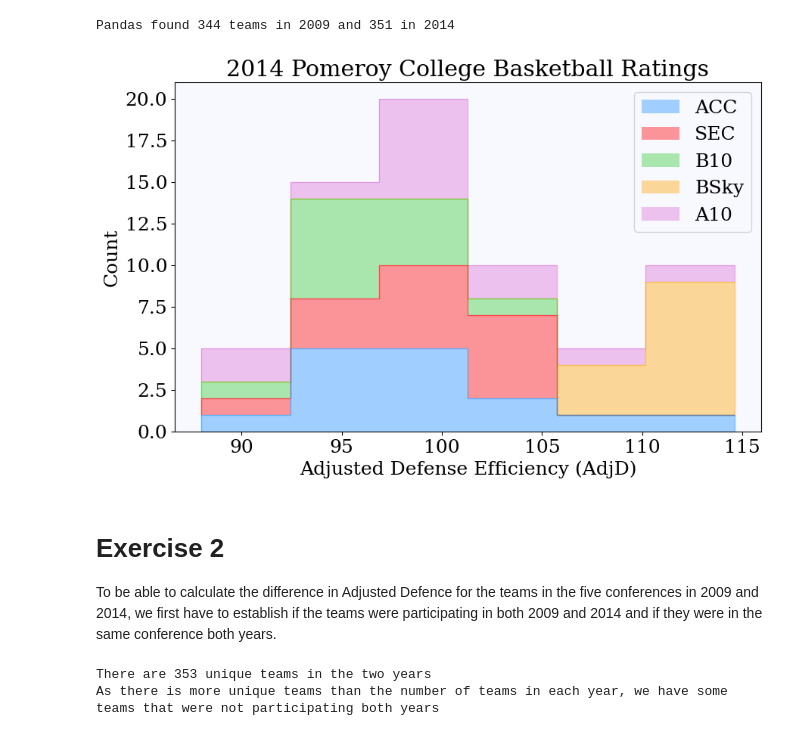
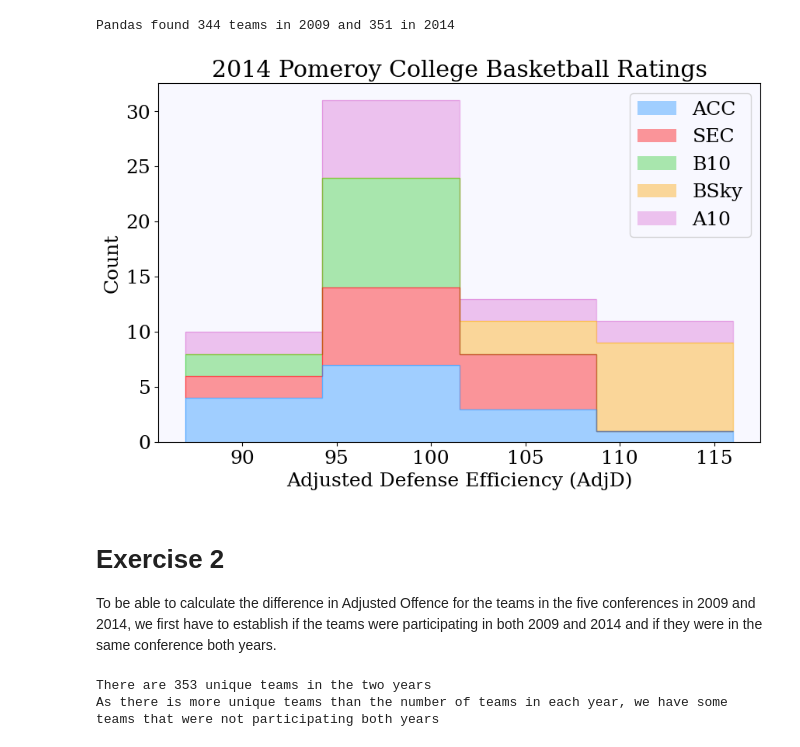
Before and after one commit to Emilie-Jessen/AppStat2, a Jupyter notebook: Project_01/Solution_01.ipynb, the cells around one changed output. Drawn from its saved outputs; the diff is of its cells as text; code cells hidden in the pictures.

```diff
--- a/Project_01/Solution_01.ipynb
+++ b/Project_01/Solution_01.ipynb
@@ -21,7 +21,7 @@ mpl.rc('axes', **axes)
 # %% [markdown]
 # Exercise 1
 # %%
-save_plots = False
+save_plots = True
 # %%
 # Creating paths to the html files
 # Downloaded from https://kenpom.com/ and saved in the same folder as this script 8-Feb-2024
@@ -67,26 +66,28 @@ conference = np.array(['ACC', 'SEC', 'B10', 'BSky', 'A10'])
 AdjD_14 = [adjusted_defence(conf, 2014) for conf in conference]
 # %%
 # Plotting the adjusted defence for the teams in the conferences
-colors=['dodgerblue', 'red', 'limegreen', 'orange', 'orchid']
+colors= ['dodgerblue', 'red', 'limegreen', 'orange', 'orchid']
+
+N_bins = np.linspace(87, 116, 5)
 
 fig, ax = plt.subplots(figsize=(10,6))
 
-ax.hist(AdjD_14 , bins=6, color=colors, alpha=0.4, histtype='barstacked', label=conference)
-ax.hist(AdjD_14 , bins=6, color=colors, alpha=0.5, histtype='step', stacked=True)
+ax.hist(AdjD_14 , bins=N_bins, color=colors, alpha=0.4, histtype='barstacked', label=conference)
+ax.hist(AdjD_14 , bins=N_bins, color=colors, alpha=0.5, histtype='step', stacked=True)
 
 ax.set(xlabel= 'Adjusted Defense Efficiency (AdjD)',
        ylabel= 'Count',
        title= '2014 Pomeroy College Basketball Ratings')
 ax.legend()
 
 if save_plots:
     plt.savefig('AdjD_2014.png', dpi=300)
 # %% [output]
-[figure, old version]
+[figure, new version]
 # %% [markdown]
 # Exercise 2
 
-To be able to calculate the difference in Adjusted Defence for the teams in the five conferences in 2009 and 2014, we first have to establish if the teams were participating in both 2009 and 2014 and if they were in the same conference both years.
+To be able to calculate the difference in Adjusted Offence for the teams in the five conferences in 2009 and 2014, we first have to establish if the teams were participating in both 2009 and 2014 and if they were in the same conference both years.
 # %%
 # Remove all characters that are not letters from the team names to make them comparable
 df_09['Team'] = df_09['Team'].str.replace('[^A-Za-z]', '', regex=True)
```
Also changed, not shown: parts of 3 cells of this notebook, 17 other files.
